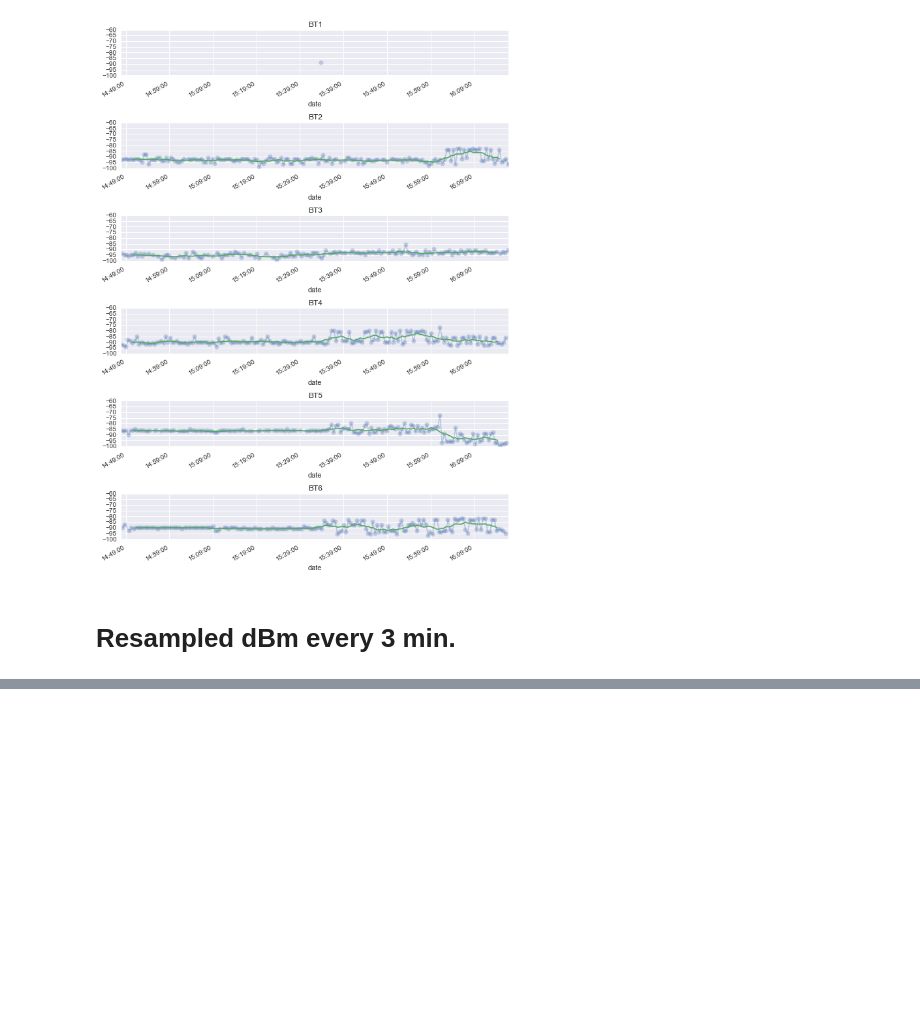
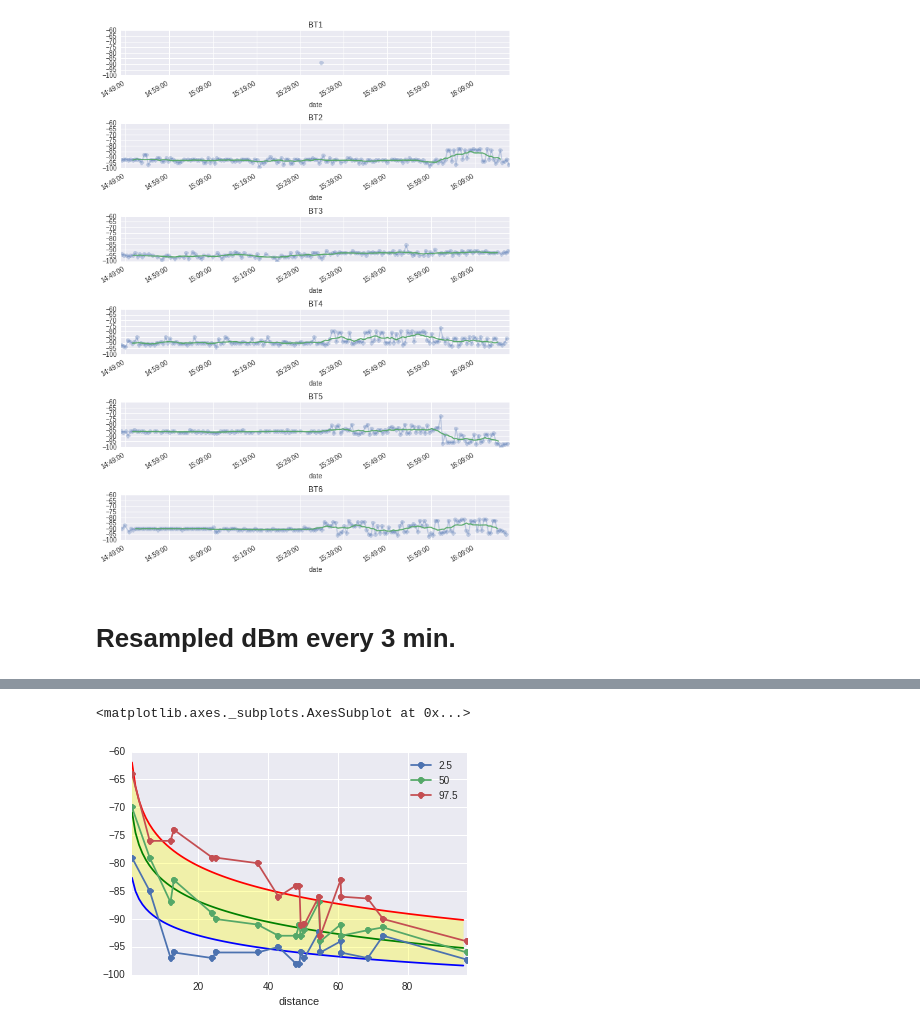
Before and after one commit to ericmjl/bluetooth-proximity-tracker-calibration, a Jupyter notebook: expt4-distance_calibration/Expt4 Analysis.ipynb, the cells around one changed output, grey strips where cells are left out. Drawn from its saved outputs; the diff is of its cells as text; code cells hidden in the pictures; blank space fills up the shorter version.

```diff
--- a/expt4-distance_calibration/Expt4 Analysis.ipynb
+++ b/expt4-distance_calibration/Expt4 Analysis.ipynb
@@ -334,0 +380,16 @@ plt.plot(ds, func(ds, *opt_parms))
+# %%
+parms_low, _ = sp.optimize.curve_fit(func, xdata=percentiles.index, ydata=percentiles['2.5'])
+parms_med, _ = sp.optimize.curve_fit(func, xdata=percentiles.index, ydata=percentiles['50'])
+parms_high, _ = sp.optimize.curve_fit(func, xdata=percentiles.index, ydata=percentiles['97.5'])
+# %%
+ds = np.arange(min(distance), max(distance))
+fig = plt.figure()
+ax = fig.add_subplot(111)
+ax.plot(ds, func(ds, *parms_low), color='blue')
+ax.plot(ds, func(ds, *parms_med), color='green')
+ax.plot(ds, func(ds, *parms_high), color='red')
+ax.fill_between(ds, func(ds, *parms_low), func(ds, *parms_high), color='yellow', alpha=0.3)
+percentiles.plot(marker='o', ax=ax)
+# %% [output]
+<matplotlib.axes._subplots.AxesSubplot at 0x...>
+[figure, added]
```
Also changed, not shown: parts of 22 cells of this notebook, 6 other files.
